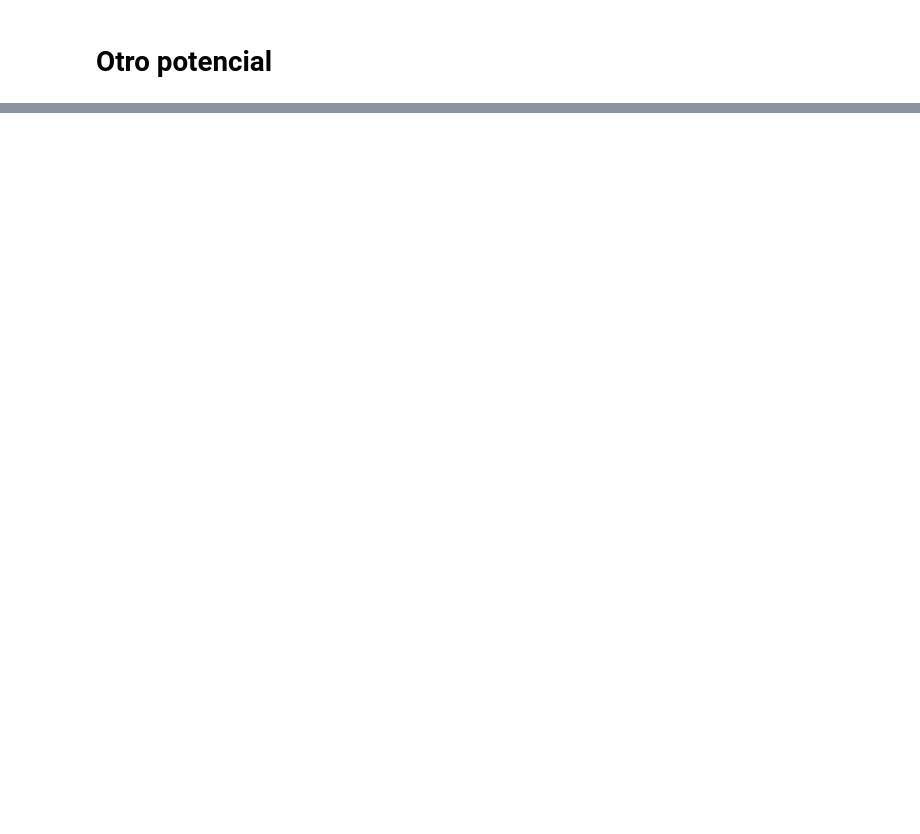
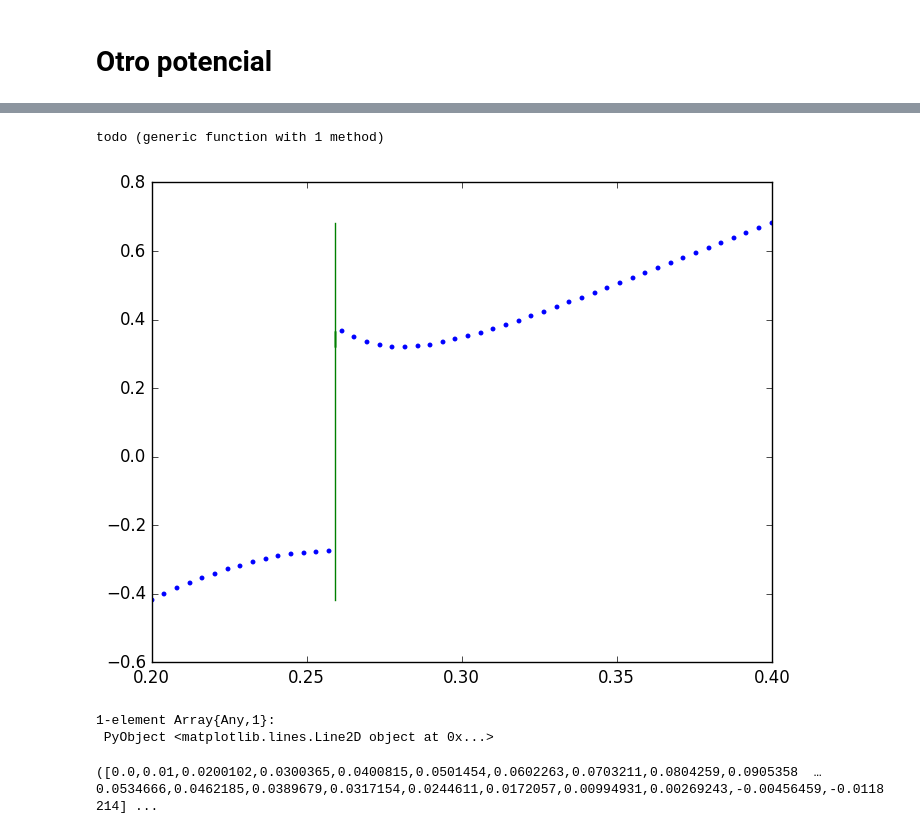
Before and after one commit to davidamaro/finalcompu, a Jupyter notebook: trabajo.ipynb, the cells around one changed output, grey strips where cells are left out. Saved outputs shown, nothing was run; the diff lists cells and outputs as text; code cells hidden in the pictures; blank space fills up the shorter version.

```diff
--- a/trabajo.ipynb
+++ b/trabajo.ipynb
@@ -321,0 +420,51 @@ psis(0.2829412375635918)
+# %%
+function derdes(a,b)
+    valor = 0
+    for i in 1:length(a)
+        if minimum(abs(b-a)) == abs((b-a)[i])
+            valor = i
+        end
+    end
+    (b[valor]-b[valor-1])/dx-(a[valor]-a[valor-1])/dx
+end
+
+function funcs(E,V)
+    Ψl = zeros(V)
+    Ψl[1] = 0
+    Ψl[2] = dx
+    Ψr = zeros(V)
+    Ψr[end] = 0
+    Ψr[end-1] = dx
+    for i in 2:length(V) - 1
+        Ψl[i+1] = 2Ψl[i] - Ψl[i-1] - 2*(dx)^2*(E-V[i])*Ψl[i]
+    end
+    for i in reverse(2:length(V) - 1)
+        Ψr[i-1] = 2Ψr[i] - Ψr[i+1] - 2*(dx)^2*(E-V[i])*Ψr[i]
+    end
+    Ψl,Ψr
+end
+
+function todo(e,v)
+    a,b=funcs(e,v)
+    derdes(a,b)
+end
+# %% [output]
+todo (generic function with 1 method)
+# %%
+V = Float64[]
+for x in .9:dx:5
+    push!(V,4(1/x^12-1/x^6))
+end
+# %%
+x = linspace(.2,.4)
+y = [todo(u,V) for u in x]
+plot(x,y,".")
+plot(0.259*ones(x),y)
+# %% [output]
+[figure, added]
+1-element Array{Any,1}:
+ PyObject <matplotlib.lines.Line2D object at 0x...>
+# %%
+a,b=funcs(.259,V)
+# %% [output]
+([0.0,0.01,0.0200102,0.0300365,0.0400815,0.0501454,0.0602263,0.0703211,0.0804259,0.0905358  …  0.0534666,0.0462185,0.0389679,0.0317154,0.0244611,0.0172057,0.00994931,0.00269243,-0.00456459,-0.0118214] ...
```
Also changed, not shown: parts of 38 cells of this notebook.
